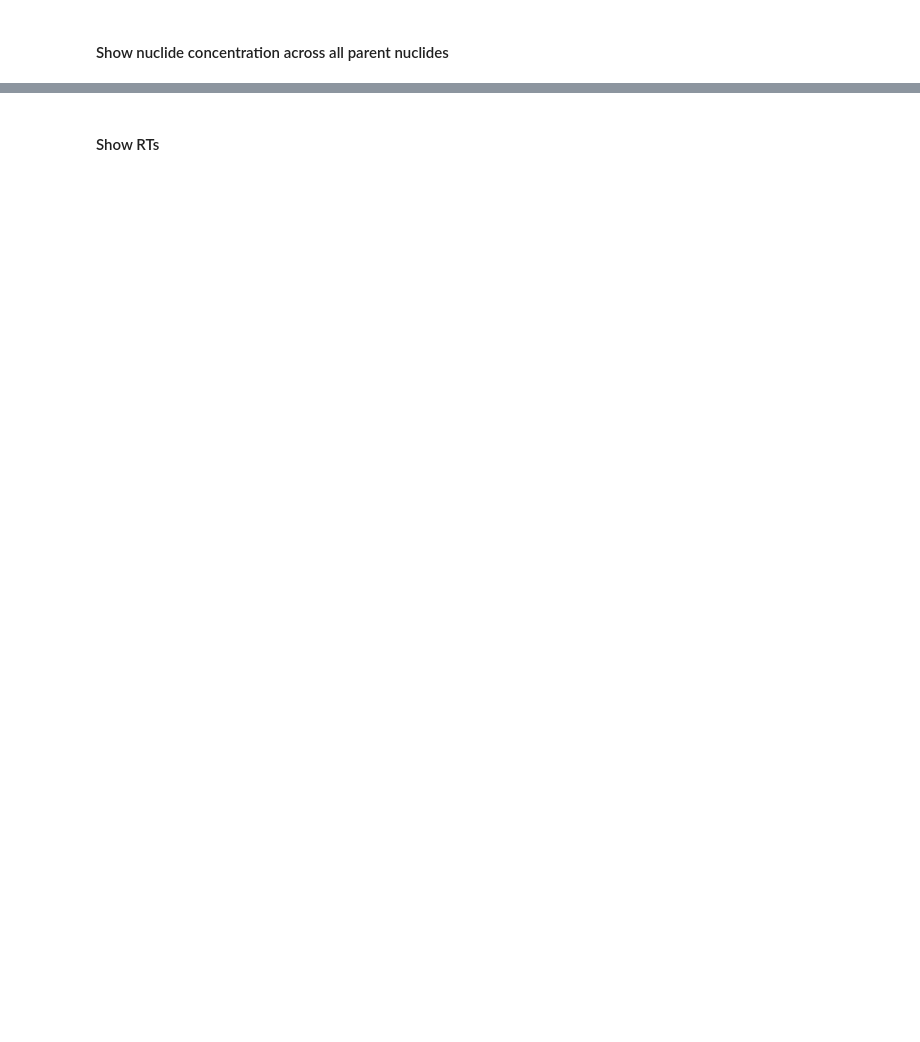
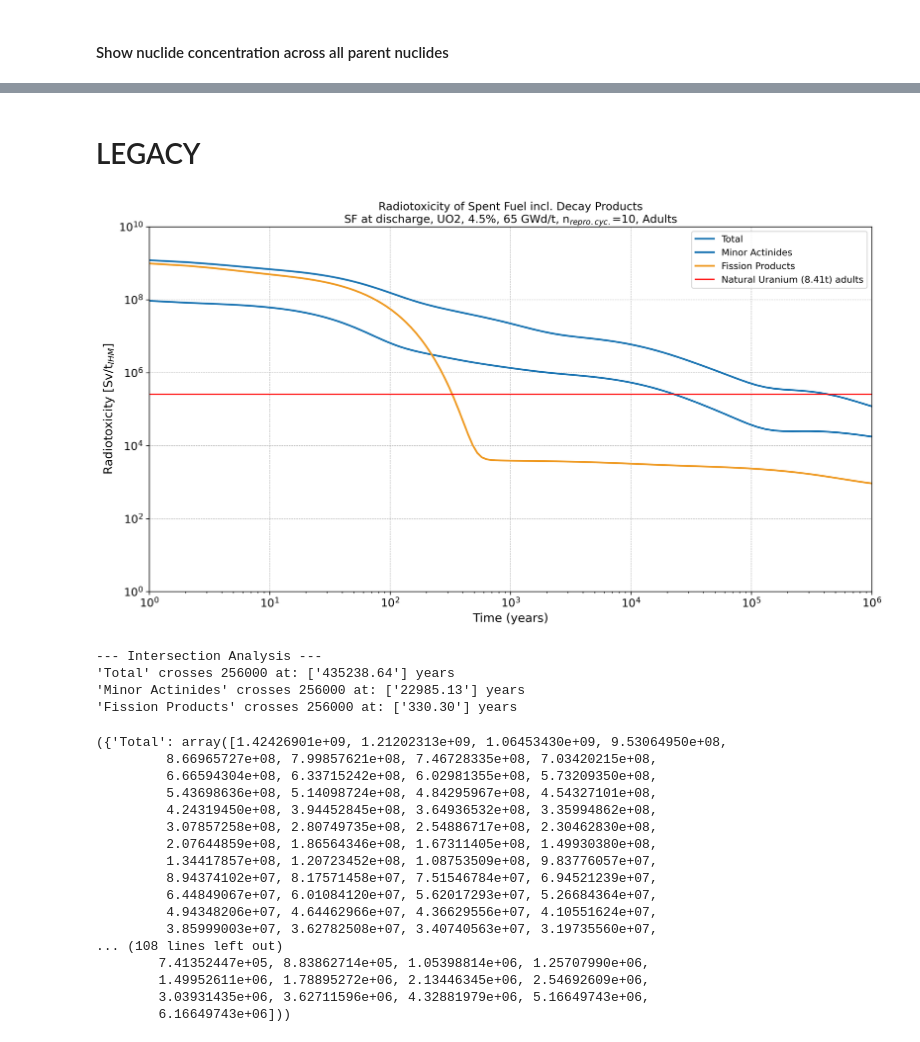
Before and after one commit to RaToViTo/RaToViTo, a Jupyter notebook: Isotope-based Simulation.ipynb, the cells around one changed output, grey strips where cells are left out. Saved outputs shown, nothing was run; the diff lists cells and outputs as text; code cells hidden in the pictures; blank space fills up the shorter version.

```diff
--- a/Isotope-based Simulation.ipynb
+++ b/Isotope-based Simulation.ipynb
@@ -22,12 +17,12 @@ main_output_dir = project_root / "Simulation results"
 # %%
 #Resource file Paths
-excel_file_fuel = project_root / "Resources" / "SpentFuel_Data.xlsx"
+excel_file_fuel = project_root / "Resources" / "SpentFuel_Data_Th.xlsx"
 excel_file_DC = project_root / "Resources" / "Dose coefficients.xlsx"
 
 chain_file = project_root / "Resources" / "chain_endfb71_pwr.xml"
 # %%
 #Reactor selection
-selected_sheet = "B.13 - MOX"
+selected_sheet = "B.7 - UO2"
 
 #DC selection
 selected_DC = "Adults" #Adults or Infants
@@ -168,2 +247,0 @@ read_nuc_conc_across(chooser, target_nuclide_2)
-# %% [markdown]
-#### Show RTs
@@ -172,0 +248,40 @@ read_RTs(chooser)
+# %% [markdown]
+# LEGACY
+# %%
+# Plot
+from backend.isotope_simulation.plot import plot
+plot(
+        chooser,
+        checkboxes,
+        color_pickers,
+        additional_datasets,
+        excel_file_fuel,
+        selected_sheet,
+        selected_DC,
+        plot_config,
+        ref_values,
+        ref_config
+    )
+# %% [output]
+[figure, added]
+--- Intersection Analysis ---
+'Total' crosses 256000 at: ['435238.64'] years
+'Minor Actinides' crosses 256000 at: ['22985.13'] years
+'Fission Products' crosses 256000 at: ['330.30'] years
+({'Total': array([1.42426901e+09, 1.21202313e+09, 1.06453430e+09, 9.53064950e+08,
+         8.66965727e+08, 7.99857621e+08, 7.46728335e+08, 7.03420215e+08,
+         6.66594304e+08, 6.33715242e+08, 6.02981355e+08, 5.73209350e+08,
+         5.43698636e+08, 5.14098724e+08, 4.84295967e+08, 4.54327101e+08,
+         4.24319450e+08, 3.94452845e+08, 3.64936532e+08, 3.35994862e+08,
+         3.07857258e+08, 2.80749735e+08, 2.54886717e+08, 2.30462830e+08,
+         2.07644859e+08, 1.86564346e+08, 1.67311405e+08, 1.49930380e+08,
+         1.34417857e+08, 1.20723452e+08, 1.08753509e+08, 9.83776057e+07,
+         8.94374102e+07, 8.17571458e+07, 7.51546784e+07, 6.94521239e+07,
+         6.44849067e+07, 6.01084120e+07, 5.62017293e+07, 5.26684364e+07,
+         4.94348206e+07, 4.64462966e+07, 4.36629556e+07, 4.10551624e+07,
+         3.85999003e+07, 3.62782508e+07, 3.40740563e+07, 3.19735560e+07,
+... (108 lines left out)
+        7.41352447e+05, 8.83862714e+05, 1.05398814e+06, 1.25707990e+06,
+        1.49952611e+06, 1.78895272e+06, 2.13446345e+06, 2.54692609e+06,
+        3.03931435e+06, 3.62711596e+06, 4.32881979e+06, 5.16649743e+06,
+        6.16649743e+06]))
```
Also changed, not shown: parts of 25 cells of this notebook, 40 other files.
